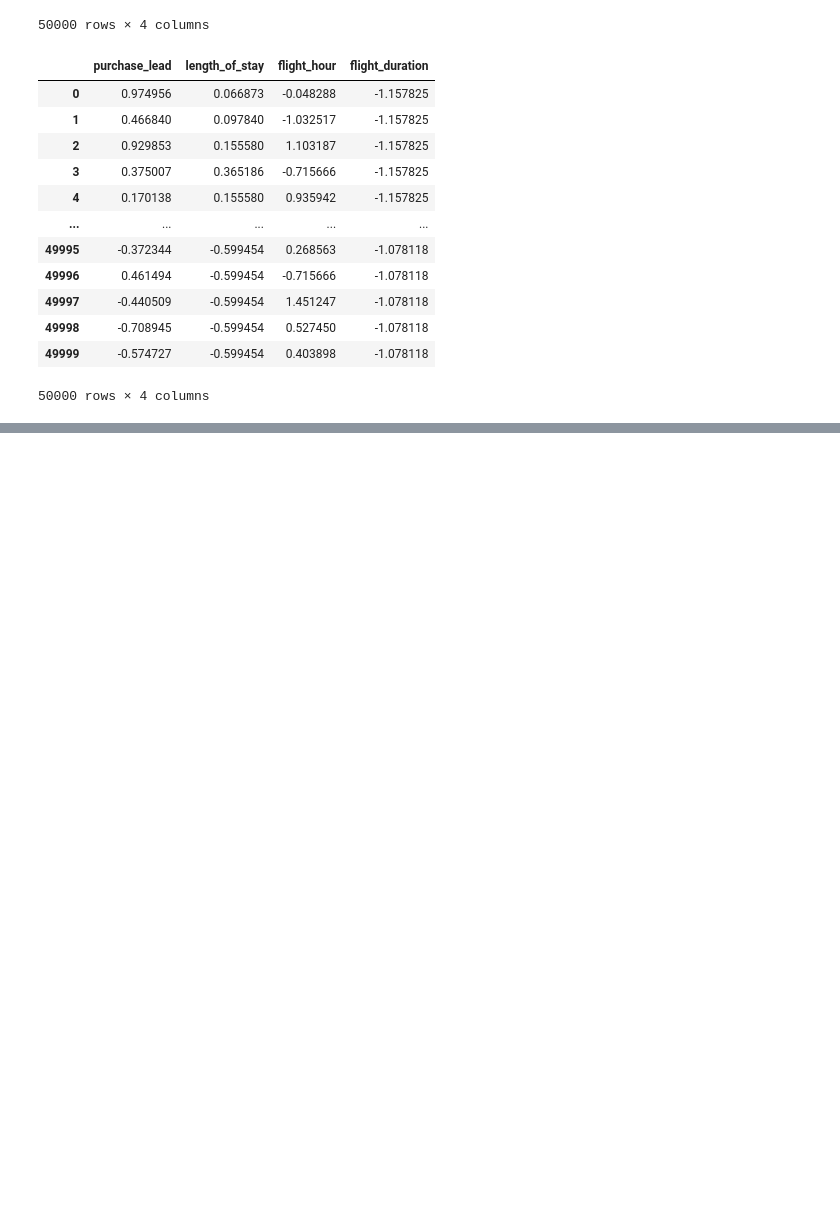
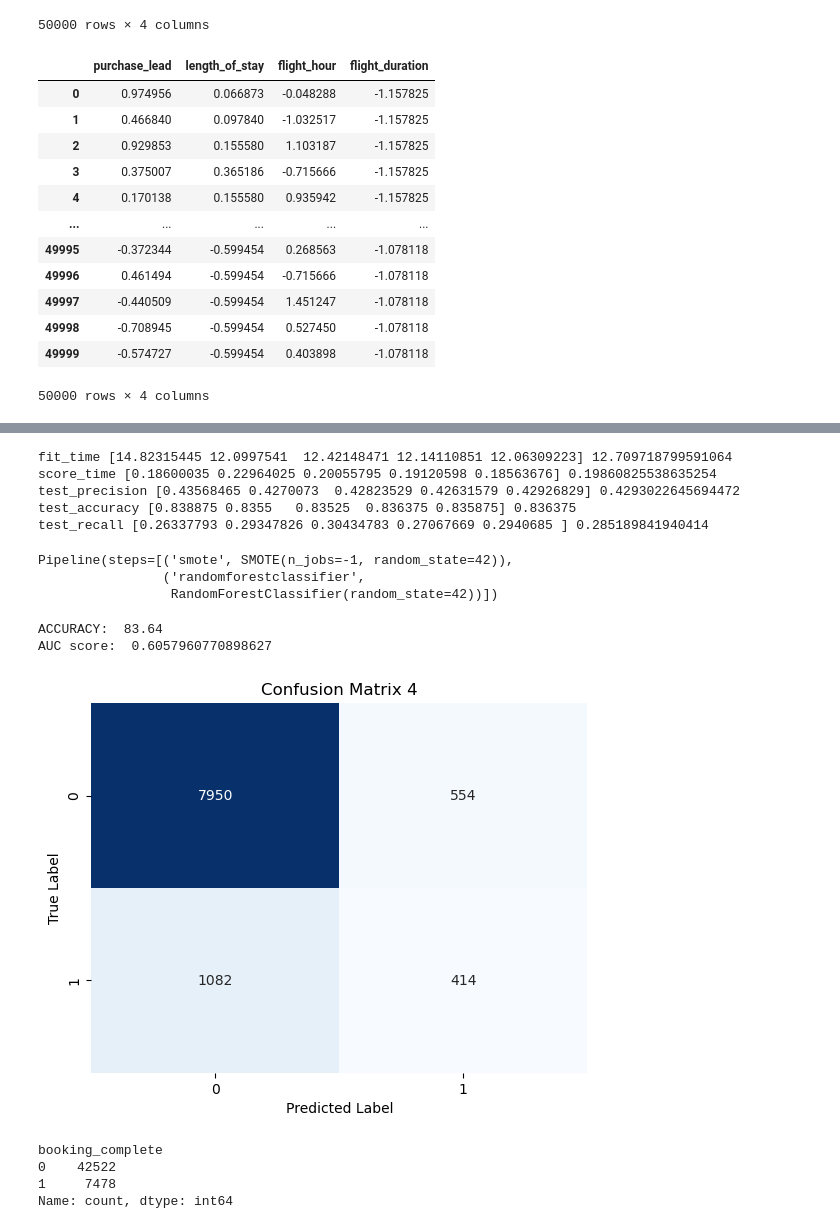
Before and after one commit to Ds2023/British_Airways_Predictive_Booking_Model, a Jupyter notebook: notebooks/eda.ipynb, the cells around one changed output, grey strips where cells are left out. Drawn from its saved outputs; the diff is of its cells as text; code cells hidden in the pictures; blank space fills up the shorter version.

```diff
--- a/notebooks/eda.ipynb
+++ b/notebooks/eda.ipynb
@@ -1007,0 +1077,6 @@ data[columns_to_transform_2]
+# %%
+smote = SMOTE(sampling_strategy='auto',random_state=42,n_jobs=-1)
+
+rf_model_4 = make_imb_pipeline(smote, RandomForestClassifier(n_estimators=100, random_state=42))
+# %%
+X_train, X_test, y_train, y_test = train_test_split(X, y, test_size=0.2, random_state=42, stratify=y)
@@ -1007,0 +1091,39 @@ data[columns_to_transform_2]
+# %%
+for key,values in scores.items():
+    print(key,values,values.mean())
+# %% [output]
+fit_time [14.82315445 12.0997541  12.42148471 12.14110851 12.06309223] 12.709718799591064
+score_time [0.18600035 0.22964025 0.20055795 0.19120598 0.18563676] 0.19860825538635254
+test_precision [0.43568465 0.4270073  0.42823529 0.42631579 0.42926829] 0.4293022645694472
+test_accuracy [0.838875 0.8355   0.83525  0.836375 0.835875] 0.836375
+test_recall [0.26337793 0.29347826 0.30434783 0.27067669 0.2940685 ] 0.285189841940414
+# %%
+rf_model_4.fit(X_train,y_train)
+# %% [output]
+Pipeline(steps=[('smote', SMOTE(n_jobs=-1, random_state=42)),
+                ('randomforestclassifier',
+                 RandomForestClassifier(random_state=42))])
+# %%
+y_pred_4 = rf_model_4.predict(X_test)
+# %%
+print('ACCURACY: ',accuracy_score(y_test,y_pred_4)*100)
+print('AUC score: ',roc_auc_score(y_test,y_pred_4))
+# %% [output]
+ACCURACY:  83.64
+AUC score:  0.6057960770898627
+# %%
+confusion_matrix_4 = confusion_matrix(y_test,y_pred_4)
+sns.heatmap(confusion_matrix_4,annot=True,fmt='d',cmap='Blues',cbar=False)
+plt.ylabel("True Label")
+plt.xlabel("Predicted Label")
+plt.title("Confusion Matrix 4")
+plt.show()
+# %% [output]
+[figure, added]
+# %%
+df['booking_complete'].value_counts()
+# %% [output]
+booking_complete
+0    42522
+1     7478
+Name: count, dtype: int64
```
Also changed, not shown: parts of 14 cells of this notebook.
